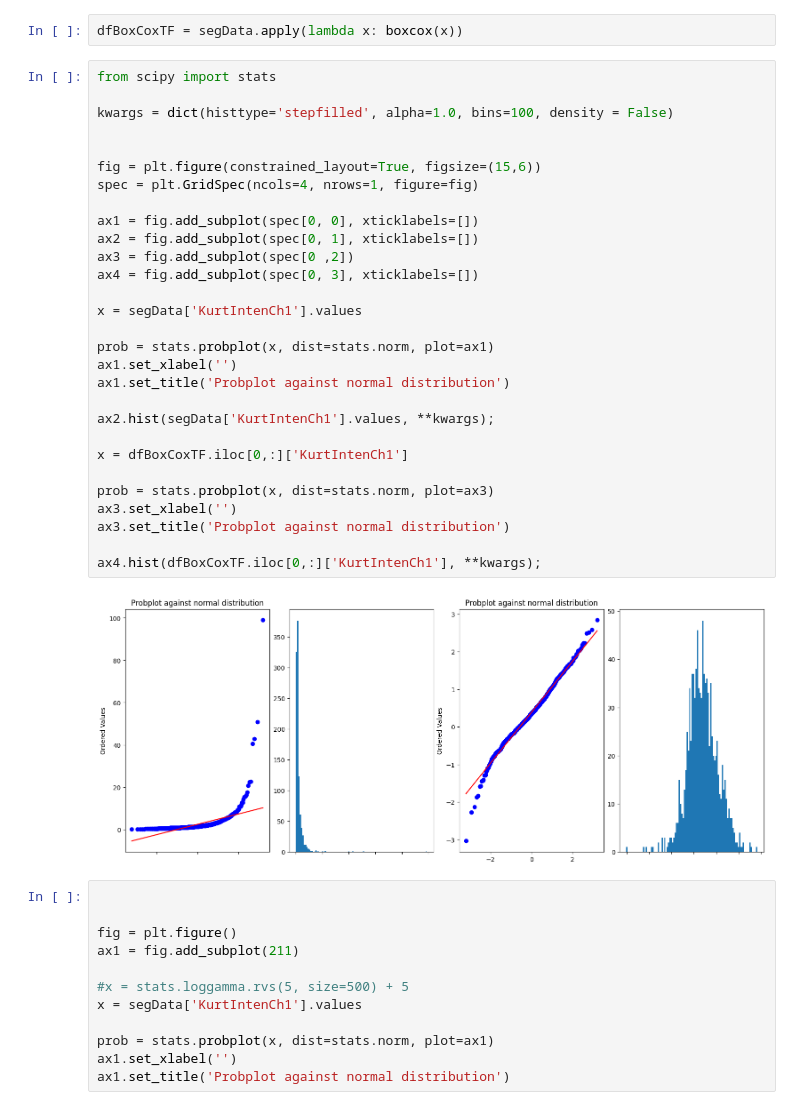
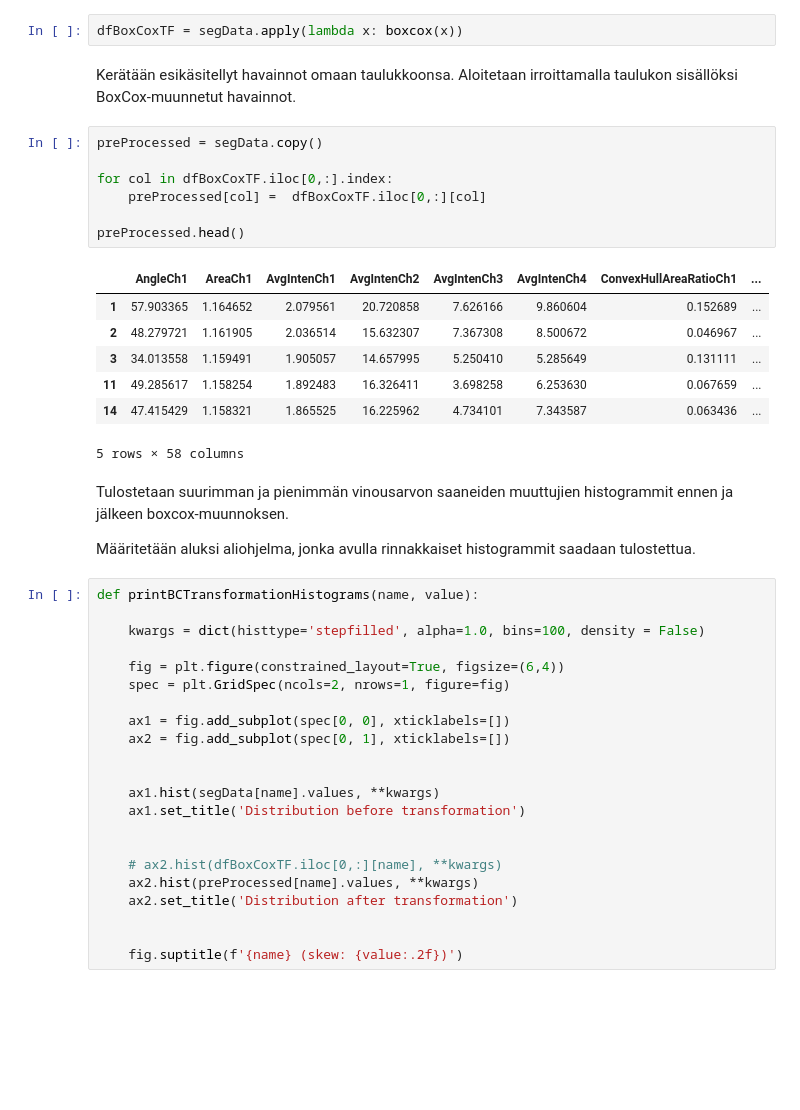
Before and after one commit to RaimoHaikari/data-analytiikka, a Jupyter notebook: applied-predictive-modelling/data-pre-processing.ipynb, the cells around one changed output. Drawn from its saved outputs; the diff is of its cells as text; blank space fills up the shorter version.

```diff
--- a/applied-predictive-modelling/data-pre-processing.ipynb
+++ b/applied-predictive-modelling/data-pre-processing.ipynb
@@ -128,46 +130,46 @@ Funktio palauttaa tuple:n, jossa:
 Apply-funktio lapioi arvot kehikkoon (data.frame).
 # %%
 dfBoxCoxTF = segData.apply(lambda x: boxcox(x))
+# %% [markdown]
+Kerätään esikäsitellyt havainnot omaan taulukkoonsa. Aloitetaan irroittamalla taulukon sisällöksi BoxCox-muunnetut havainnot.
+# %%
+preProcessed = segData.copy()
+
+for col in dfBoxCoxTF.iloc[0,:].index:
+    preProcessed[col] =  dfBoxCoxTF.iloc[0,:][col]
+
+preProcessed.head()
+# %% [output]
+|  | AngleCh1 | AreaCh1 | AvgIntenCh1 | AvgIntenCh2 | AvgIntenCh3 | AvgIntenCh4 | ConvexHullAreaRatioCh1 | ... |
+| 1 | 57.903365 | 1.164652 | 2.079561 | 20.720858 | 7.626166 | 9.860604 | 0.152689 | ... |
+| 2 | 48.279721 | 1.161905 | 2.036514 | 15.632307 | 7.367308 | 8.500672 | 0.046967 | ... |
+| 3 | 34.013558 | 1.159491 | 1.905057 | 14.657995 | 5.250410 | 5.285649 | 0.131111 | ... |
+| 11 | 49.285617 | 1.158254 | 1.892483 | 16.326411 | 3.698258 | 6.253630 | 0.067659 | ... |
+| 14 | 47.415429 | 1.158321 | 1.865525 | 16.225962 | 4.734101 | 7.343587 | 0.063436 | ... |
+5 rows × 58 columns
+# %% [markdown]
+Tulostetaan suurimman ja pienimmän vinousarvon saaneiden muuttujien histogrammit ennen ja jälkeen boxcox-muunnoksen.
+
+Määritetään aluksi aliohjelma, jonka avulla rinnakkaiset histogrammit saadaan tulostettua.
 # %%
-from scipy import stats
+def printBCTransformationHistograms(name, value):
 
-kwargs = dict(histtype='stepfilled', alpha=1.0, bins=100, density = False)
+    kwargs = dict(histtype='stepfilled', alpha=1.0, bins=100, density = False)
+
+    fig = plt.figure(constrained_layout=True, figsize=(6,4))
+    spec = plt.GridSpec(ncols=2, nrows=1, figure=fig)
+
+    ax1 = fig.add_subplot(spec[0, 0], xticklabels=[])
+    ax2 = fig.add_subplot(spec[0, 1], xticklabels=[])
 
 
-fig = plt.figure(constrained_layout=True, figsize=(15,6))
-spec = plt.GridSpec(ncols=4, nrows=1, figure=fig)
+    ax1.hist(segData[name].values, **kwargs)
+    ax1.set_title('Distribution before transformation')
 
-ax1 = fig.add_subplot(spec[0, 0], xticklabels=[])
-ax2 = fig.add_subplot(spec[0, 1], xticklabels=[])
-ax3 = fig.add_subplot(spec[0 ,2])
-ax4 = fig.add_subplot(spec[0, 3], xticklabels=[])
 
-x = segData['KurtIntenCh1'].values
+    # ax2.hist(dfBoxCoxTF.iloc[0,:][name], **kwargs)
+    ax2.hist(preProcessed[name].values, **kwargs)
+    ax2.set_title('Distribution after transformation')
 
-prob = stats.probplot(x, dist=stats.norm, plot=ax1)
-ax1.set_xlabel('')
-ax1.set_title('Probplot against normal distribution')
 
-ax2.hist(segData['KurtIntenCh1'].values, **kwargs);
-
-x = dfBoxCoxTF.iloc[0,:]['KurtIntenCh1']
-
-prob = stats.probplot(x, dist=stats.norm, plot=ax3)
-ax3.set_xlabel('')
-ax3.set_title('Probplot against normal distribution')
-
-ax4.hist(dfBoxCoxTF.iloc[0,:]['KurtIntenCh1'], **kwargs);
+    fig.suptitle(f'{name} (skew: {value:.2f})')
-# %% [output]
-[figure, removed]
-# %%
-
-
-fig = plt.figure()
-ax1 = fig.add_subplot(211)
-
-#x = stats.loggamma.rvs(5, size=500) + 5
-x = segData['KurtIntenCh1'].values
-
-prob = stats.probplot(x, dist=stats.norm, plot=ax1)
-ax1.set_xlabel('')
-ax1.set_title('Probplot against normal distribution')
```
Also changed, not shown: parts of 12 cells of this notebook.
